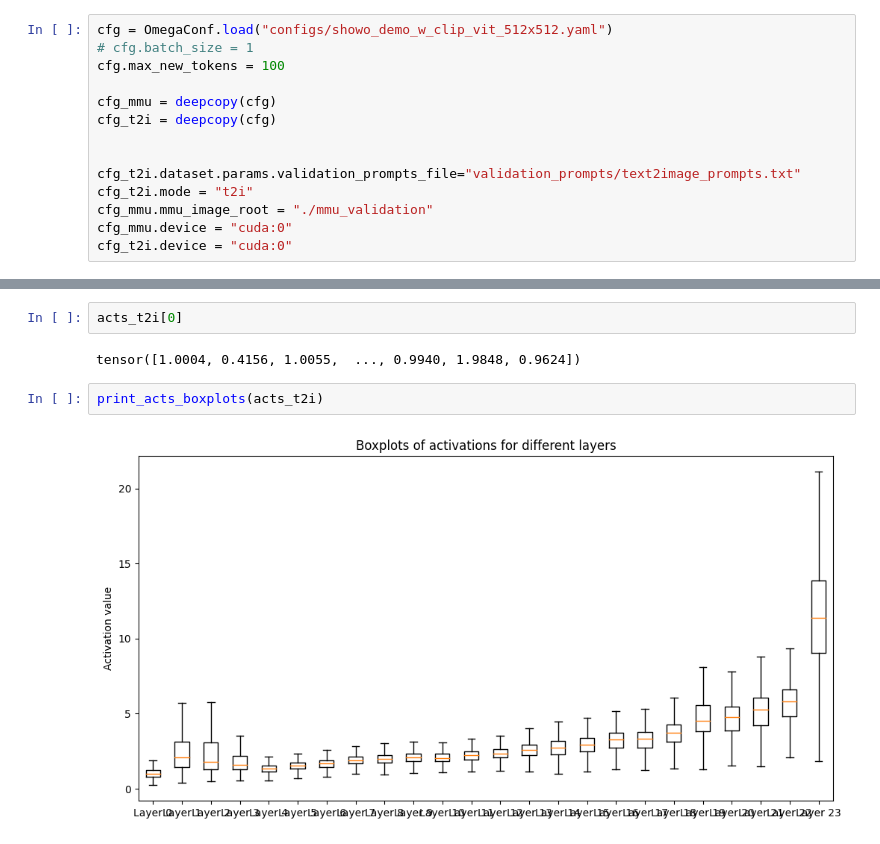
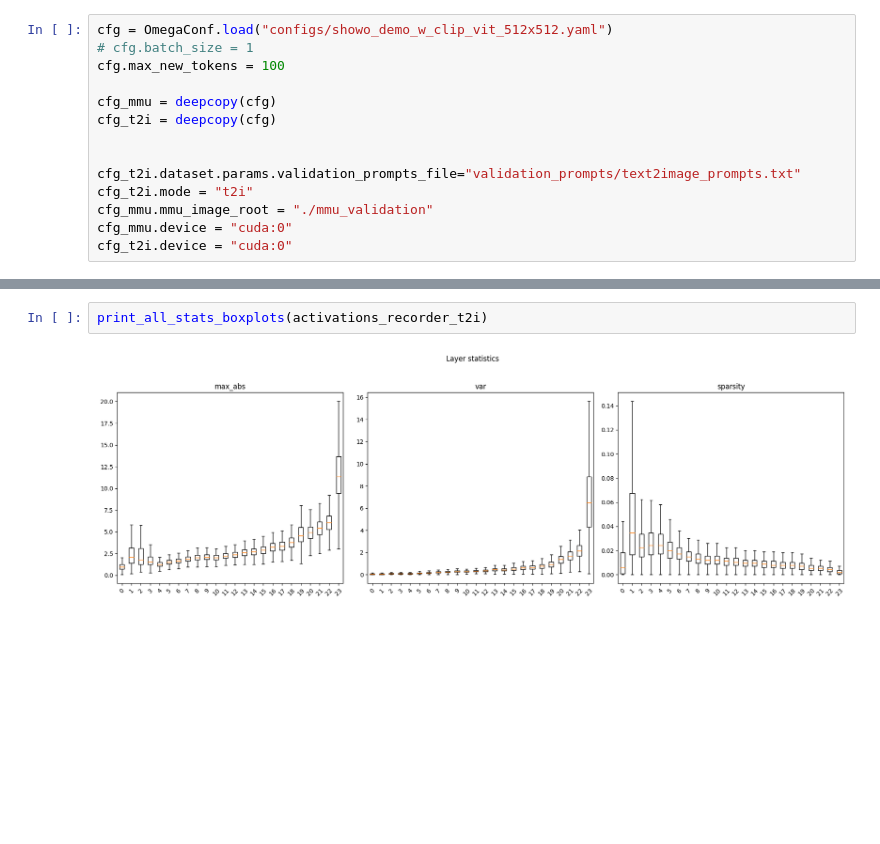
Before and after one commit to showlab/Show-o, a Jupyter notebook: track_activations.ipynb, the cells around one changed output, grey strips where cells are left out. Saved outputs shown, nothing was run; the diff lists cells and outputs as text; blank space fills up the shorter version.

```diff
--- a/track_activations.ipynb
+++ b/track_activations.ipynb
@@ -261,8 +274,4 @@ tensor([ 8.3953,  8.4562,  7.5334,  ...,  9.6923, 13.8260, 10.6870])
-# %%
-acts_t2i[0]
-# %% [output]
-tensor([1.0004, 0.4156, 1.0055,  ..., 0.9940, 1.9848, 0.9624])
-# %%
-print_acts_boxplots(acts_t2i)
-# %% [output]
-[figure, removed]
+# %%
+print_all_stats_boxplots(activations_recorder_t2i)
+# %% [output]
+[figure, added]
```
Also changed, not shown: parts of 17 cells of this notebook, 1 other file.
